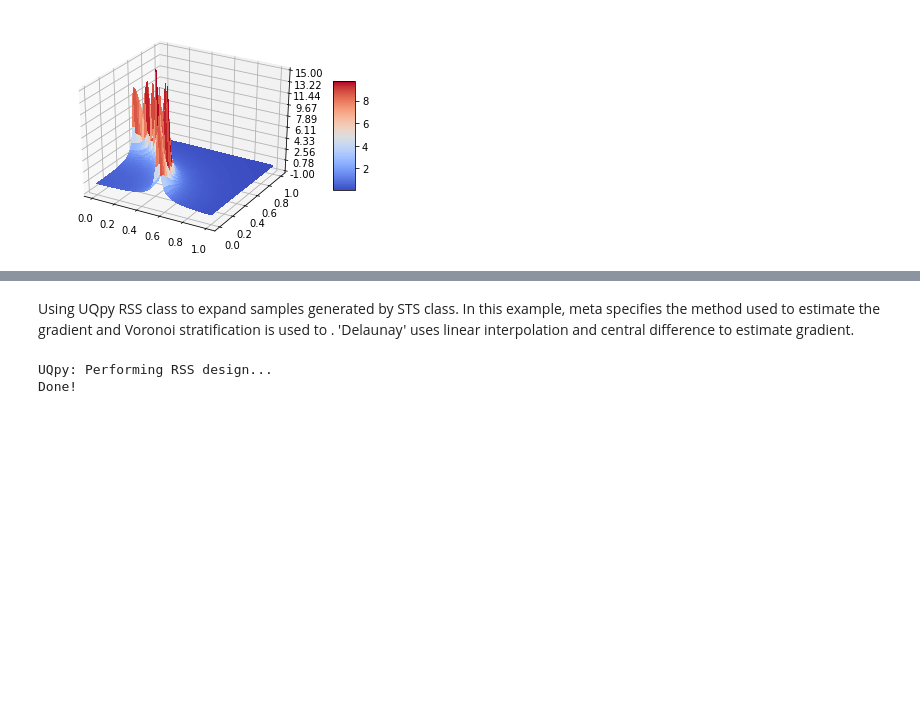
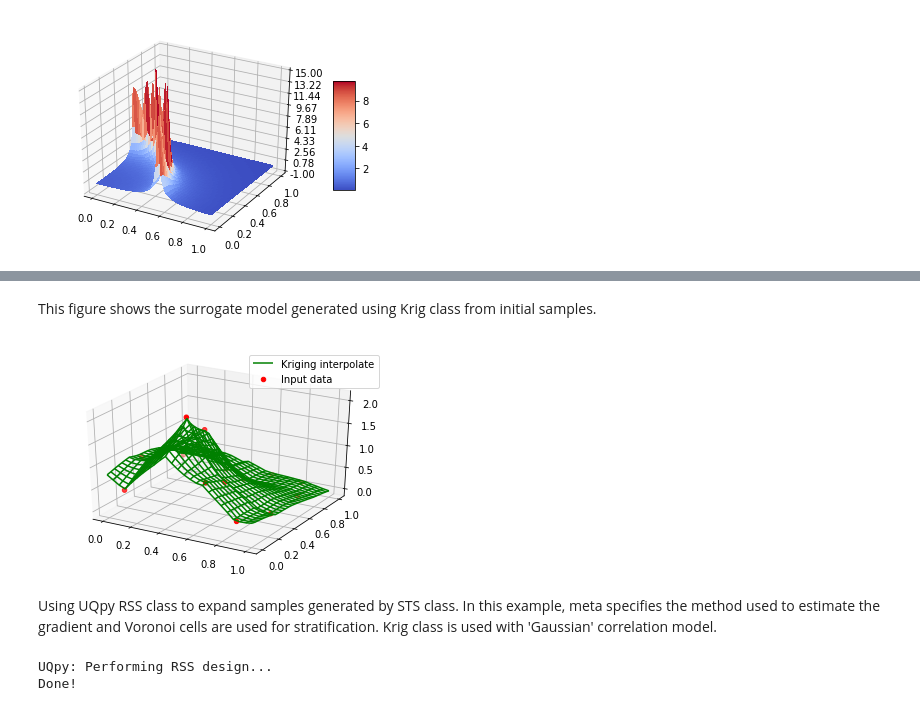
Before and after one commit to volpatto/UQpy, a Jupyter notebook: example/RSS/Gradient/Voronoi/RSS_Example6.ipynb, the cells around one changed output, grey strips where cells are left out. Saved outputs shown, nothing was run; the diff lists cells and outputs as text; code cells hidden in the pictures; blank space fills up the shorter version.

```diff
--- a/example/RSS/Gradient/Voronoi/RSS_Example6.ipynb
+++ b/example/RSS/Gradient/Voronoi/RSS_Example6.ipynb
@@ -65,0 +69,2 @@ plt.show()
+# %%
+K = Krig(samples=x.samples, values=np.array(y_val.qoi_list), reg_model='Linear', corr_model='Exponential')
@@ -66,3 +84,26 @@ plt.show()
+# %% [markdown]
+This figure shows the surrogate model generated using Krig class from initial samples.
+# %%
+num = 25
+x1 = np.linspace(0, 1, num)
+x2 = np.linspace(0, 1, num)
+x1v, x2v = np.meshgrid(x1, x2)
+y = np.zeros([num, num])
+for i in range(num):
+    for j in range(num):
+        y[i, j] = K.interpolate(np.array([x1v[i, j], x2v[i, j]]))
+
+fig = plt.figure()
+ax = plt.axes(projection='3d')
+# Plot for estimated values
+kr = ax.plot_wireframe(x1v, x2v, y, color='Green', label='Kriging interpolate')
+
+# Plot for scattered data
+ID = ax.scatter3D(x.samples[:, 0], x.samples[:, 1], np.array(y_val.qoi_list), color='Red', label='Input data')
+plt.legend(handles=[kr, ID])
+plt.show()
+# %% [output]
+[figure, added]
 # %% [markdown]
-Using UQpy RSS class to expand samples generated by STS class. In this example, meta specifies the method used to estimate the gradient and Voronoi stratification is used to . 'Delaunay' uses linear interpolation and central difference to estimate gradient.
+Using UQpy RSS class to expand samples generated by STS class. In this example, meta specifies the method used to estimate the gradient and Voronoi cells are used for stratification. Krig class is used with 'Gaussian' correlation model.
 # %%
```
Also changed, not shown: parts of 12 cells of this notebook, 9 other files.
